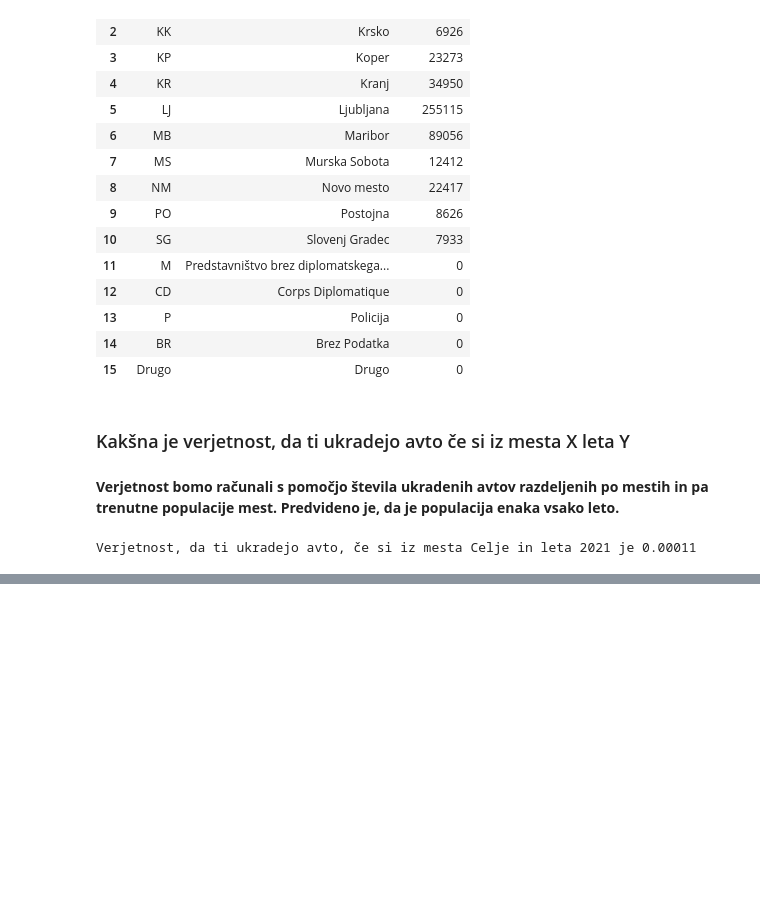
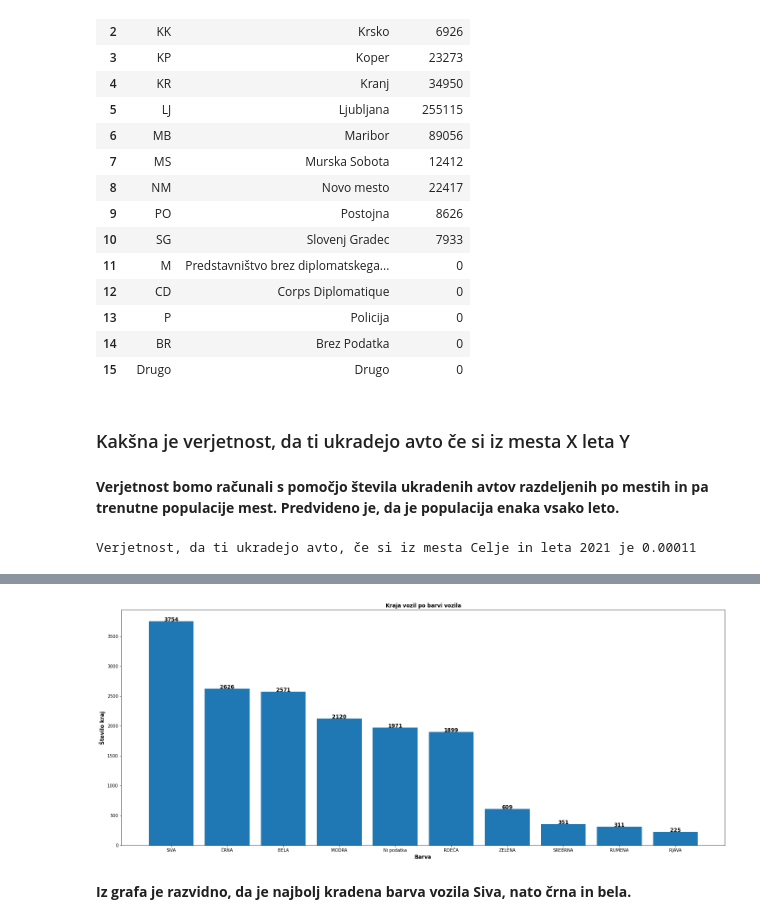
Before and after one commit to MaticBrovc/PR21MBACPB, a Jupyter notebook: seminarska.ipynb, the cells around one changed output, grey strips where cells are left out. Cells and saved outputs as stored; diff of their text form; code cells hidden in the pictures; blank space fills up the shorter version.

```diff
--- a/seminarska.ipynb
+++ b/seminarska.ipynb
@@ -509,0 +577,18 @@ Verjetnost, da ti ukradejo avto, če si iz mesta Celje in leta 2021 je 0.00011
+# %%
+def getBarva(x):
+    if x == "BREZ":
+        return "Ni podatka"
+    if x.startswith("KOVINSKA - ") or x.startswith("KOVINSKI - "):
+        return x[11:]
+    if x.startswith("NAVADEN - "):
+        return x[10:]
+    return x
+
+barve = defaultdict(int)
+
+
+for x in vozila["barva"]:
+    barva = getBarva(x)
+    barve[barva] += 1
+# %%
+barve['KREM BEŽ DRAP'] += barve['KOVINSKA KREM BEŽ DRAP']
@@ -509,0 +597,27 @@ Verjetnost, da ti ukradejo avto, če si iz mesta Celje in leta 2021 je 0.00011
+# %%
+barve
+poBarvahUrejen = {key: value for key, value in reversed(sorted(barve.items(), key=lambda item: item[1]))}
+# %%
+i = 0
+colors = []
+nocolors = []
+for key, value in poBarvahUrejen.items():
+    if i < 10:
+        colors.append(key)
+        nocolors.append(value)
+    else:
+        break
+    i+=1
+# %%
+plt.figure(figsize=(25,10))
+plt.bar(colors, nocolors)
+plt.title("Kraja vozil po barvi vozila", fontweight="bold", fontsize="large")
+plt.xlabel("Barva", fontweight="bold", fontsize="large")
+plt.ylabel("Število kraj", fontweight="bold", fontsize="large")
+for index, value in enumerate(nocolors):
+    plt.text(index, value, str(value), color="black", fontweight="bold", fontsize="large", ha="center")
+plt.show()
+# %% [output]
+[figure, added]
+# %% [markdown]
+**Iz grafa je razvidno, da je najbolj kradena barva vozila Siva, nato črna in bela.**
```
Also changed, not shown: parts of 6 cells of this notebook.
